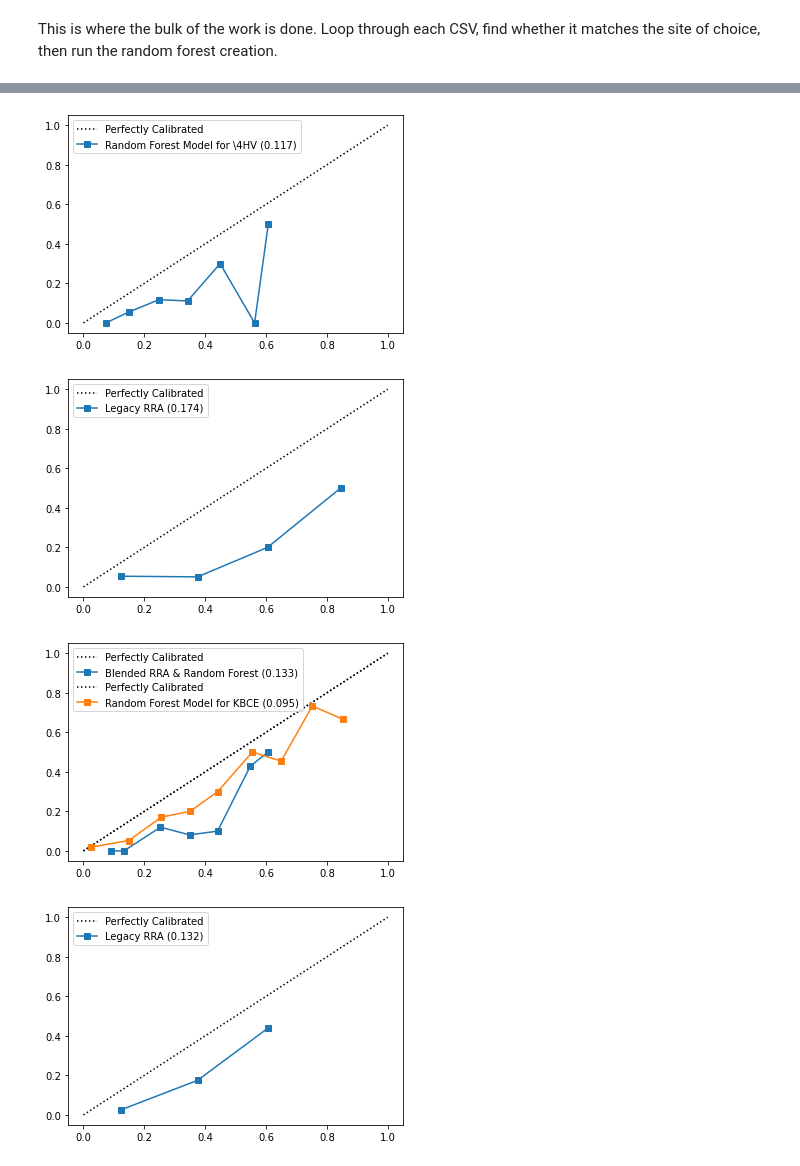
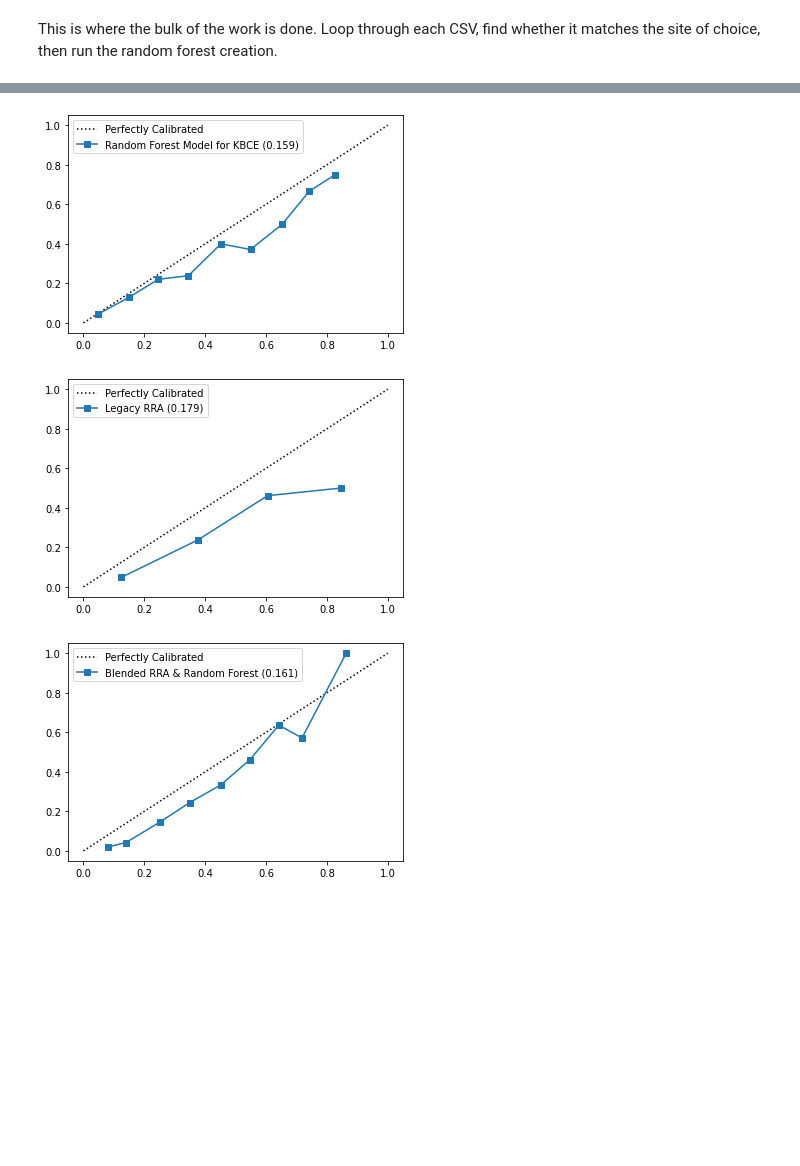
Before and after one commit to darrenvc71/SLCFlashFloodingMachineLearning, a Jupyter notebook: createRandomForestModel.ipynb, the cells around one changed output, grey strips where cells are left out. Drawn from its saved outputs; the diff is of its cells as text; code cells hidden in the pictures; blank space fills up the shorter version.

```diff
--- a/createRandomForestModel.ipynb
+++ b/createRandomForestModel.ipynb
@@ -24,7 +24,7 @@ from sklearn.model_selection import RandomizedSearchCV
 # %% [markdown]
 Now, set some basic parameters, e.g. the years that are available to us in the csv spreadsheet, the sites we will use, the parameters available in the CSV, etc.
 # %%
-availableYears = [2011, 2012, 2013, 2014, 2015, 2016, 2017, 2018, 2019, 2020]
+availableYears = [2008, 2009, 2010, 2011, 2012, 2013, 2014, 2015, 2016, 2017, 2018, 2019, 2020]
 
 sites = ["K4HV","KBCE","KPGA","KSGU"]
 
@@ -53,7 +53,7 @@ print('\n')
 
 if len(response) == 0 or response == '2':
    response2 = input("Enter years for training, either comma separated for each year or a range divided by a dash. \n" +
-               "    Default is '2011-2016' for training, or just <enter>: ")
+               "    Default is even years for training, or just <enter>: ")
    print('\n')
    if ',' in response2:
       trainingYearsList = list(map(int, response2.split(",")))
@@ -62,7 +62,7 @@ if len(response) == 0 or response == '2':
       secondYear = datetime.strptime(str(response2[response2.find('-')+1:len(response2)]),'%Y')
       trainingYearsList = range(firstYear.year, secondYear.year+1)
    elif len(response2) == 0:
-      trainingYearsList = [2011, 2012, 2013, 2014, 2015, 2016]
+      trainingYearsList = [2008, 2010, 2012, 2014, 2016, 2018, 2020]
    else:
       print("please use the format indicated in the prompts")
       sys.exit()
@@ -195,9 +195,7 @@ for csv in glob.glob(fileString):
        site = csv[-8:-4]
     elif model == "RAP":
        site = csv[-19:-15]
-    if site == '/4HV':
-       site = 'K4HV'
-    elif site == '4HV_':
+    if '4HV' in site:
        site = 'K4HV'
 
     # Only use the KBCE site if that's what was requested
@@ -215,37 +213,28 @@ for csv in glob.glob(fileString):
     # Build a Results column if it doesn't exist already
     if 'Result' not in df.columns:
         df['Result'] = np.nan
+        df.loc[(df['Basins'] == 0), 'Result'] = 0
 
     # Assign a value for the Results column (the predictand) based on the number of basins flooding
-    # Still deciding how to handle this as there are not many days of >1 basin flooding when compared to non-flood days
-    df.loc[(df['Basins'] == 0), 'Result'] = 0
-    # The code below works correctly, but is very limiting to the number of cases for training
+
+    # The code below is what we originally intended to train the model on
+    # However, it reduces the number of cases significantly and causes the model to overfit
     #if site == 'KBCE':
-    #    df.loc[(df['Basins'] == 0), 'Result'] = 0
-    #    df.loc[(df['Basins'] >= 1), 'Result'] = np.nan
     #    df.loc[(df['Basins'] >= 3), 'Result'] = 1
     #elif site == "K4HV" or site == "KSGU":
     #    df.loc[(df['Basins'] >= 1), 'Result'] = 1
     #elif site == "KPGA":
-    #    df.loc[(df['Basins'] >= 1), 'Result'] = np.nan
     #    df.loc[(df['Basins'] >= 2), 'Result'] = 1
-    # Because the code above is quite limiting, using this alternative for now
+
+    # Because the code above is quite limiting, the alternative is to train each area to 1 or more basins flooding
     df.loc[(df['Basins'] >= 1), 'Result'] = 1
 
-    # Randomly remove many of the non-flash flooding dates
-    #indexToKeep = list(df.index[df['Result'] == 1])
-    #numberOfCases = int(df['Result'].sum())
-    #dropIndicies = []
-    #for x in range(1,len(df)-2*numberOfCases):
-    #    dropIndicies.append(np.random.choice(np.setdiff1d(range(1,len(df)), indexToKeep.append(x))))
-    #df = df.drop(dropIndicies)
-
-    # Filter out May/June/October
+    # Filter out May/June/October as those months do not feature as many flash flood days
     df.loc[(df['Month'] == 5), 'Result'] = np.nan
     df.loc[(df['Month'] == 6), 'Result'] = np.nan
     df.loc[(df['Month'] == 10), 'Result'] = np.nan
 
-    # Filter out cases of dewpoint depression > 20C
+    # Filter out cases of dewpoint depression > 20C since those are probably obvious non-flooding days
     df.loc[(df['DD'] >= 20), 'Result'] = np.nan
 
     # Make a new dataframe that removes any dates with missing entries, set up the predictor & predictands
@@ -322,7 +311,7 @@ for csv in glob.glob(fileString):
     if 'trainingYearsList' in locals():
         print('FFW model results for ' + site + ' using the ' + model + ', testing on ' + str(testingYearsList))
     else:
-        print('FFW model results for ' + site + ' using the ' + model + ', testing on ' + str(percentToTest) + '% of the 2011-2020 dataset')
+        print('FFW model results for ' + site + ' using the ' + model + ', testing on ' + str(percentToTest) + '% of the dataset')
     print('--Probabilistic Verification--')
     print('Brier Score {:3.2f}, '.format(brier_score) + 'AUC = {:3.2f} '.format(auc))
     print('--Deterministic Verification--')
@@ -343,7 +332,7 @@ for csv in glob.glob(fileString):
         if 'trainingYearsList' in locals():
             print('\nSLC RRA verification for ' + site + ' using the ' + model + ', testing on ' + str(testingYearsList))
         else:
-            print('\nSLC RRA verification for ' + site + ' using the ' + model + ', testing on ' + str(percentToTest) + '% of the 2011-2020 dataset')
+            print('\nSLC RRA verification for ' + site + ' using the ' + model + ', testing on ' + str(percentToTest) + '% of the dataset')
         print('--Probabilistic Verification--')
         print('Brier Score {:3.2f}, '.format(brier_score) + 'AUC = {:3.2f} '.format(auc))
         print('--Deterministic Verification--')
@@ -362,7 +351,7 @@ for csv in glob.glob(fileString):
         if 'trainingYearsList' in locals():
             print('\nSLC combined verification for ' + site + ' using the ' + model + ', testing on ' + str(testingYearsList))
         else:
-            print('\nSLC combined verification for ' + site + ', testing on ' + str(percentToTest) + '% of the 2011-2020 dataset')
+            print('\nSLC combined verification for ' + site + ', testing on ' + str(percentToTest) + '% of the dataset')
         print('--Probabilistic Verification--')
         print('Brier Score {:3.2f}, '.format(brier_score) + 'AUC = {:3.2f} '.format(auc))
         print('--Deterministic Verification--')
@@ -398,4 +387,3 @@ Flooding Observed                       12                  0
-[figure, old version]
+[figure, new version]
-[figure, old version]
+[figure, new version]
-[figure, old version]
+[figure, new version]
-[figure, removed]
```
Also changed, not shown: parts of 2 cells of this notebook.
